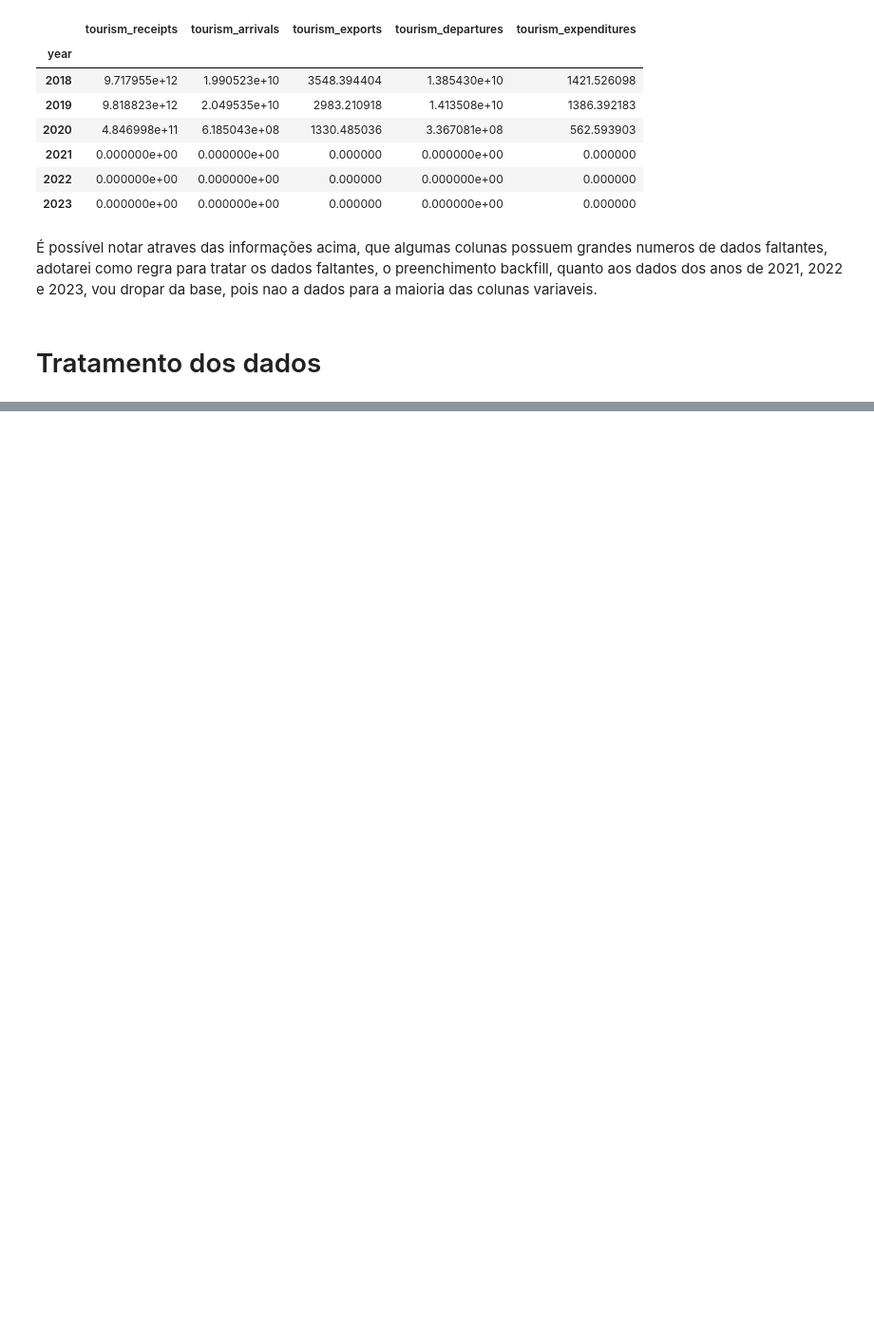
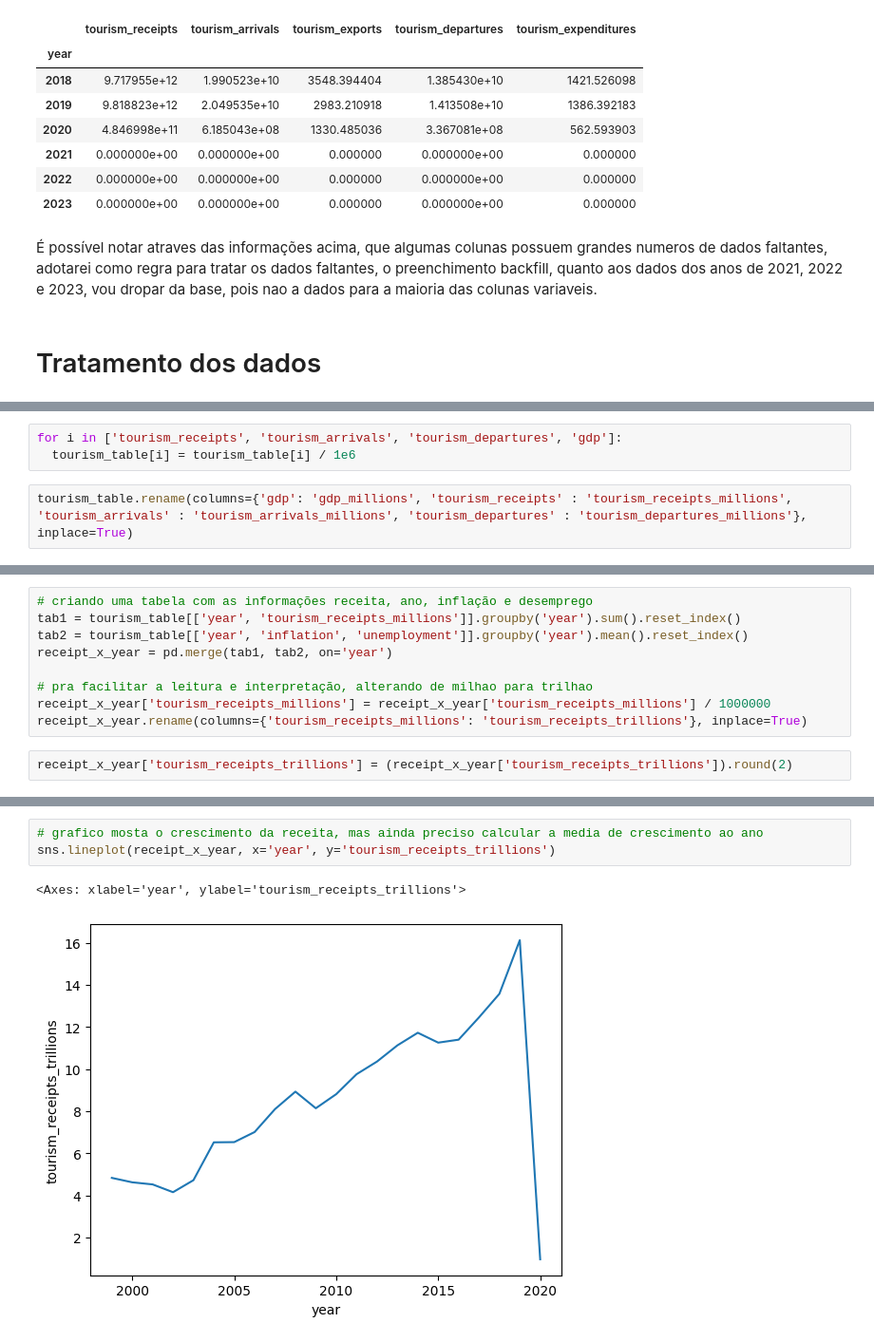
Before and after one commit to Gabs72P/Analise-da-economia-do-turismo-mundial, a Jupyter notebook: Projeto_Turismo.ipynb, the cells around one changed output, grey strips where cells are left out. Shown at 95% size. Drawn from its saved outputs; the diff is of its cells as text; blank space fills up the shorter version.

```diff
--- a/Projeto_Turismo.ipynb
+++ b/Projeto_Turismo.ipynb
@@ -214,0 +216,5 @@ msno.matrix(tabela_turismo)
+# %%
+for i in ['tourism_receipts', 'tourism_arrivals', 'tourism_departures', 'gdp']:
+  tourism_table[i] = tourism_table[i] / 1e6
+# %%
+tourism_table.rename(columns={'gdp': 'gdp_millions', 'tourism_receipts' : 'tourism_receipts_millions', 'tourism_arrivals' : 'tourism_arrivals_millions', 'tourism_departures' : 'tourism_departures_millions'}, inplace=True)
@@ -220,0 +238,11 @@ msno.matrix(tabela_turismo)
+# %%
+# criando uma tabela com as informações receita, ano, inflação e desemprego
+tab1 = tourism_table[['year', 'tourism_receipts_millions']].groupby('year').sum().reset_index()
+tab2 = tourism_table[['year', 'inflation', 'unemployment']].groupby('year').mean().reset_index()
+receipt_x_year = pd.merge(tab1, tab2, on='year')
+
+# pra facilitar a leitura e interpretação, alterando de milhao para trilhao
+receipt_x_year['tourism_receipts_millions'] = receipt_x_year['tourism_receipts_millions'] / 1000000
+receipt_x_year.rename(columns={'tourism_receipts_millions': 'tourism_receipts_trillions'}, inplace=True)
+# %%
+receipt_x_year['tourism_receipts_trillions'] = (receipt_x_year['tourism_receipts_trillions']).round(2)
@@ -220,0 +269,6 @@ msno.matrix(tabela_turismo)
+# %%
+# grafico mosta o crescimento da receita, mas ainda preciso calcular a media de crescimento ao ano
+sns.lineplot(receipt_x_year, x='year', y='tourism_receipts_trillions')
+# %% [output]
+<Axes: xlabel='year', ylabel='tourism_receipts_trillions'>
+[figure, added]
```
Also changed, not shown: parts of 27 cells of this notebook.
